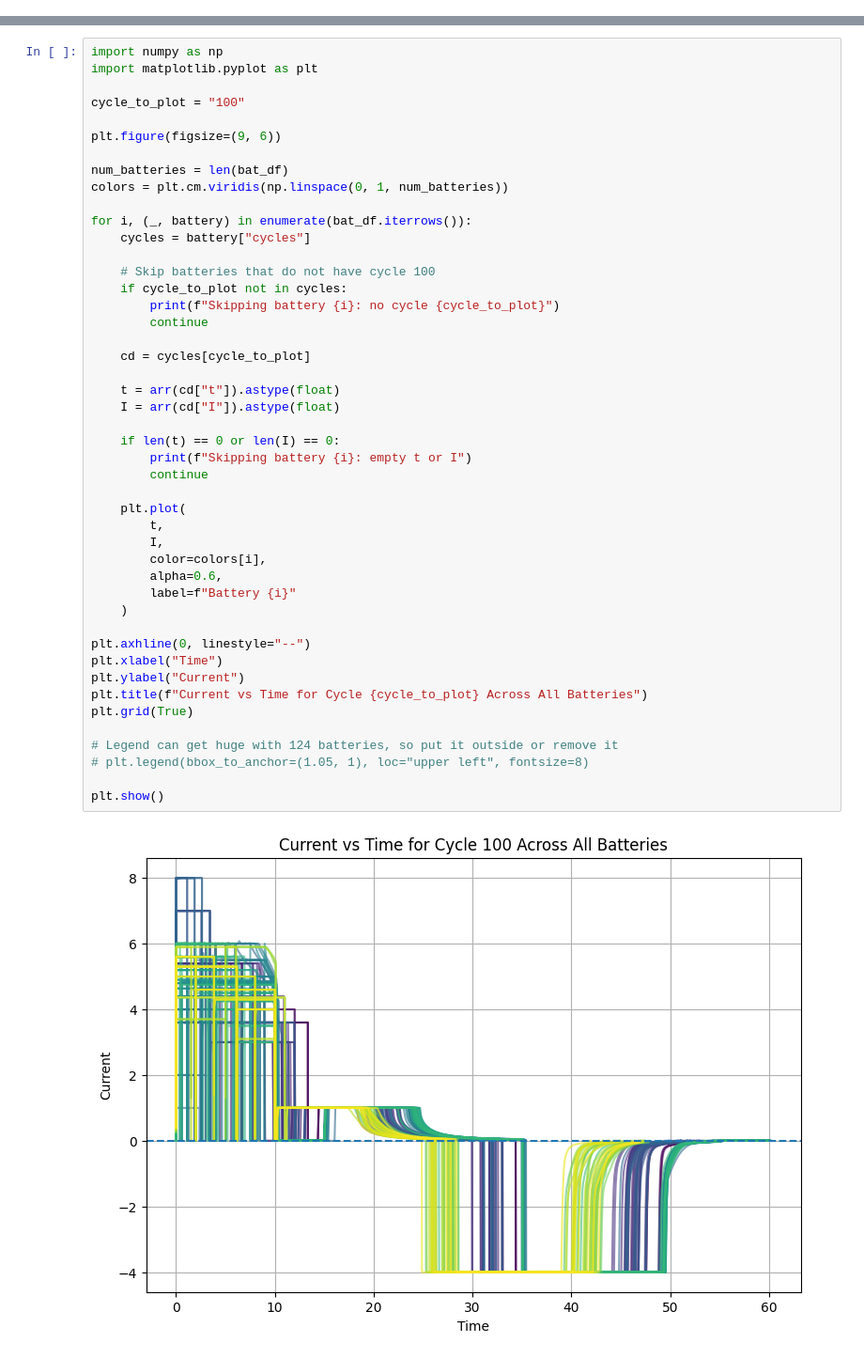
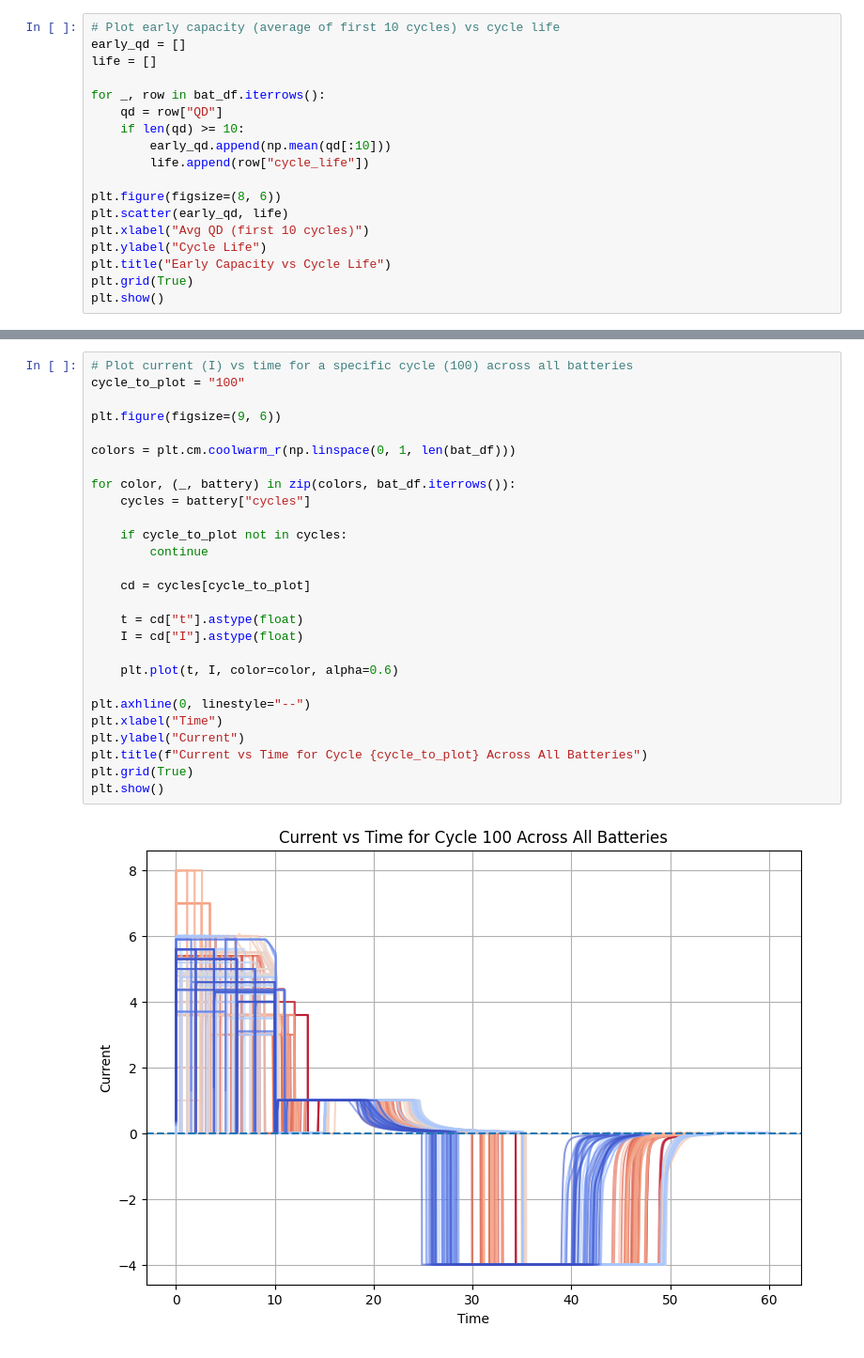
Before and after one commit to KaiWoessner/ECE228_Battery_Project, a Jupyter notebook: data_analysis/analysis_graphs.ipynb, the cells around one changed output, grey strips where cells are left out. Shown at 94% size. Drawn from its saved outputs; the diff is of its cells as text.

```diff
--- a/data_analysis/analysis_graphs.ipynb
+++ b/data_analysis/analysis_graphs.ipynb
@@ -230,0 +154,18 @@ plt.show()
+# %%
+# Plot early capacity (average of first 10 cycles) vs cycle life
+early_qd = []
+life = []
+
+for _, row in bat_df.iterrows():
+    qd = row["QD"]
+    if len(qd) >= 10:
+        early_qd.append(np.mean(qd[:10]))
+        life.append(row["cycle_life"])
+
+plt.figure(figsize=(8, 6))
+plt.scatter(early_qd, life)
+plt.xlabel("Avg QD (first 10 cycles)")
+plt.ylabel("Cycle Life")
+plt.title("Early Capacity vs Cycle Life")
+plt.grid(True)
+plt.show()
@@ -685,50 +445,31 @@ Skipping cycle 0: invalid Qc_max = 0.0
 [figure]
 # %%
-import numpy as np
-import matplotlib.pyplot as plt
-
+# Plot current (I) vs time for a specific cycle (100) across all batteries
 cycle_to_plot = "100"
 
 plt.figure(figsize=(9, 6))
 
-num_batteries = len(bat_df)
-colors = plt.cm.viridis(np.linspace(0, 1, num_batteries))
+colors = plt.cm.coolwarm_r(np.linspace(0, 1, len(bat_df)))
 
-for i, (_, battery) in enumerate(bat_df.iterrows()):
+for color, (_, battery) in zip(colors, bat_df.iterrows()):
     cycles = battery["cycles"]
 
-    # Skip batteries that do not have cycle 100
     if cycle_to_plot not in cycles:
-        print(f"Skipping battery {i}: no cycle {cycle_to_plot}")
         continue
 
     cd = cycles[cycle_to_plot]
 
-    t = arr(cd["t"]).astype(float)
-    I = arr(cd["I"]).astype(float)
+    t = cd["t"].astype(float)
+    I = cd["I"].astype(float)
 
-    if len(t) == 0 or len(I) == 0:
-        print(f"Skipping battery {i}: empty t or I")
-        continue
-
-    plt.plot(
-        t,
-        I,
-        color=colors[i],
-        alpha=0.6,
-        label=f"Battery {i}"
-    )
+    plt.plot(t, I, color=color, alpha=0.6)
 
 plt.axhline(0, linestyle="--")
 plt.xlabel("Time")
 plt.ylabel("Current")
 plt.title(f"Current vs Time for Cycle {cycle_to_plot} Across All Batteries")
 plt.grid(True)
-
-# Legend can get huge with 124 batteries, so put it outside or remove it
-# plt.legend(bbox_to_anchor=(1.05, 1), loc="upper left", fontsize=8)
-
 plt.show()
 # %% [output]
-[figure, old version]
+[figure, new version]
 # %%
```
Also changed, not shown: parts of 24 cells of this notebook.
